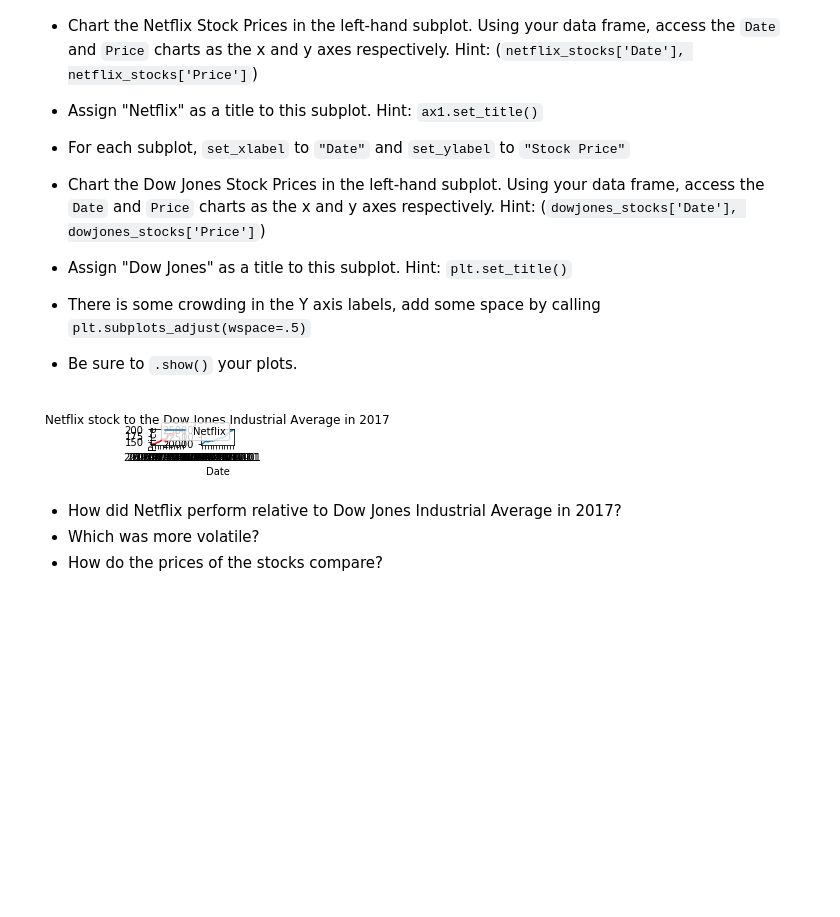
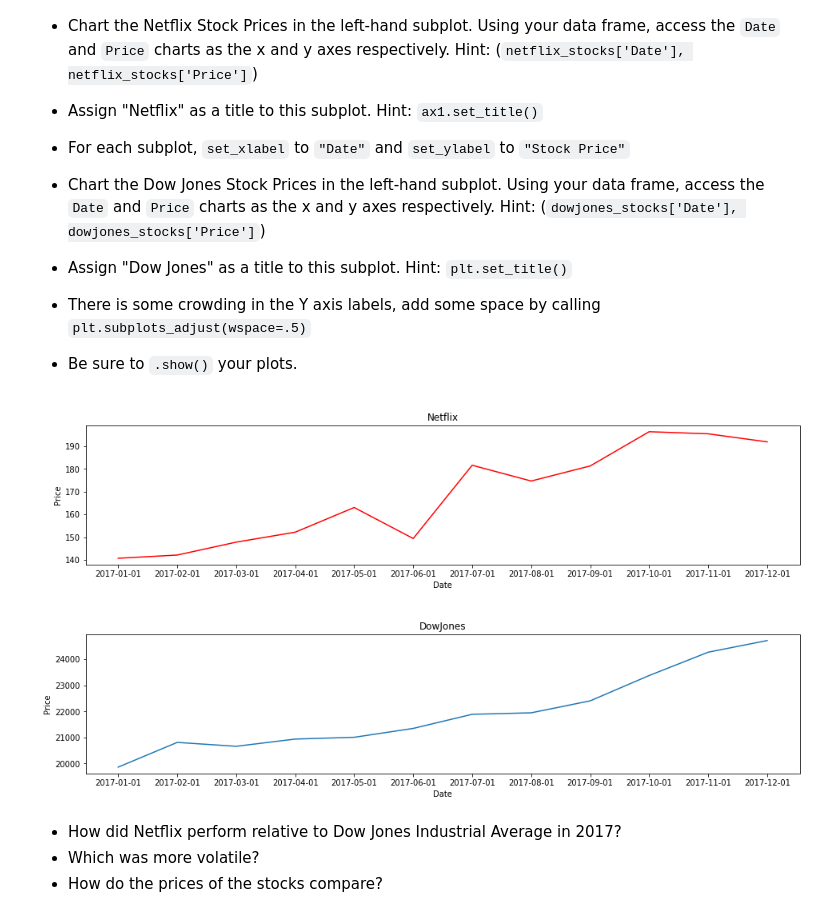
Before and after one commit to twenfy/NetflixData, a Jupyter notebook: netflix_visualizations.ipynb, the cells around one changed output. Cells and saved outputs as stored; diff of their text form; code cells hidden in the pictures; blank space fills up the shorter version.

```diff
--- a/netflix_visualizations.ipynb
+++ b/netflix_visualizations.ipynb
@@ -354,31 +394,36 @@ Since `Price` which is the most relevant data is in the Y axis, let's map our su
 - Assign "Dow Jones" as a title to this subplot. Hint: `plt.set_title()`
 - There is some crowding in the Y axis labels, add some space by calling `plt.subplots_adjust(wspace=.5)`
 - Be sure to `.show()` your plots.
-# %%
-
-# Left plot Netflix
-ax1 = plt.subplot(12, 7, 1)
-
-plt.plot(netflix_stocks['Date'], netflix_stocks['Price'], color='red')
-
-
-# Right plot Dow Jones
-ax2 = plt.subplot(12, 7, 2)
-
-plt.plot(dowjones_stocks['Date'], dowjones_stocks['Price'])
-
-plt.subplots_adjust(wspace=.5)
-
-plt.legend(["Netflix","Dow Jones"])
-
-plt.title("Netflix stock to the Dow Jones Industrial Average in 2017")
-
-plt.xlabel("Date")
-plt.ylabel("Price")
-
-plt.show()
-# %% [output]
-[figure, removed]
+# %%
+plt.figure(figsize=(16,8))
+
+# Left plot Netflix
+ax1 = plt.subplot(2, 1, 1)
+x = netflix_stocks['Date']
+y = netflix_stocks['Price']
+plt.plot(x, y, color='red')
+
+# Graph Netflix
+ax1.set_title("Netflix")
+ax1.set_xlabel("Date")
+ax1.set_ylabel("Price")
+
+# Right plot Dow Jones
+ax2 = plt.subplot(2, 1, 2)
+x = dowjones_stocks['Date']
+y = dowjones_stocks['Price']
+plt.plot(x, y)
+
+# Graph Dow Jones
+ax2.set_title("DowJones")
+ax2.set_xlabel("Date")
+ax2.set_ylabel("Price")
+
+plt.subplots_adjust(hspace=.5)
+
+plt.show()
+# %% [output]
+[figure, added]
 # %% [markdown]
 - How did Netflix perform relative to Dow Jones Industrial Average in 2017?
 - Which was more volatile?
```
Also changed, not shown: parts of 12 cells of this notebook.
